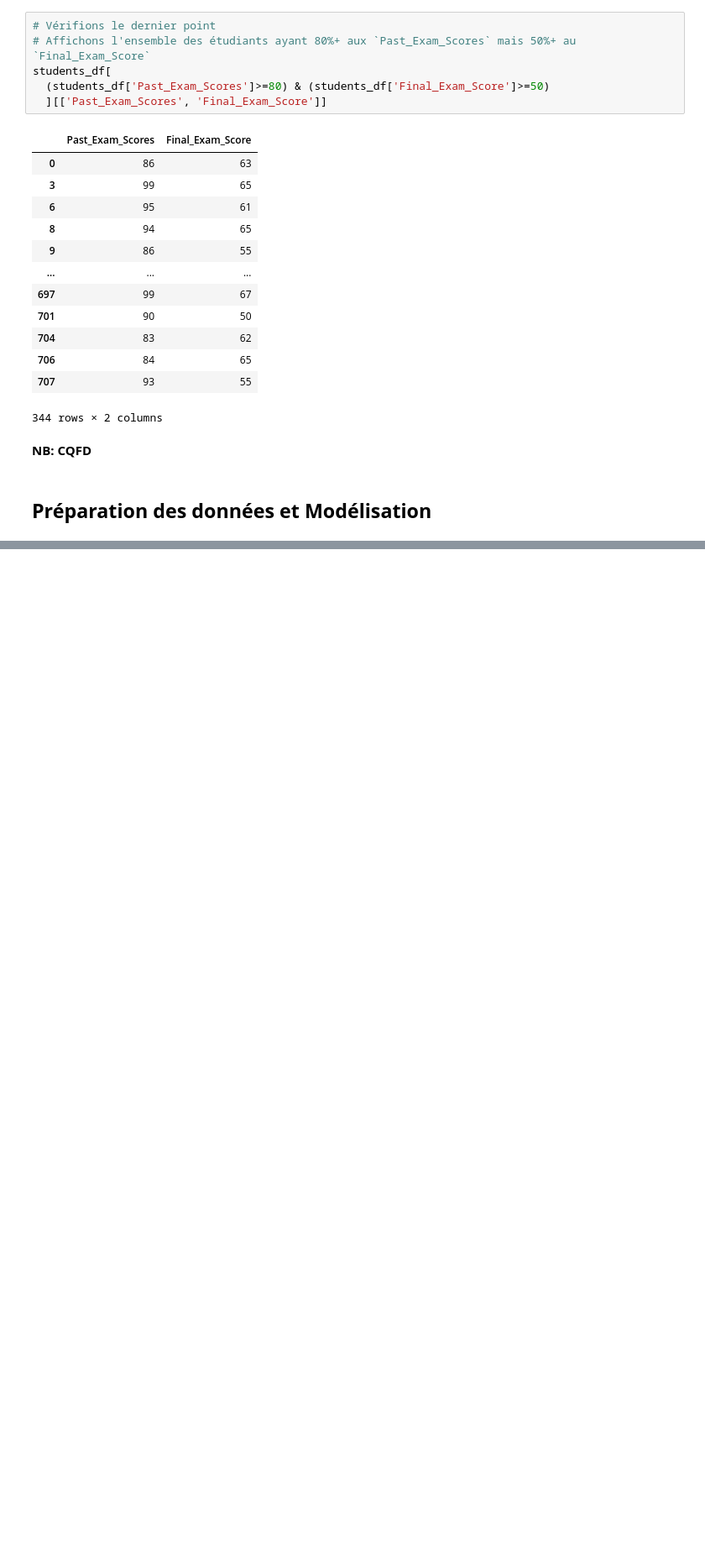
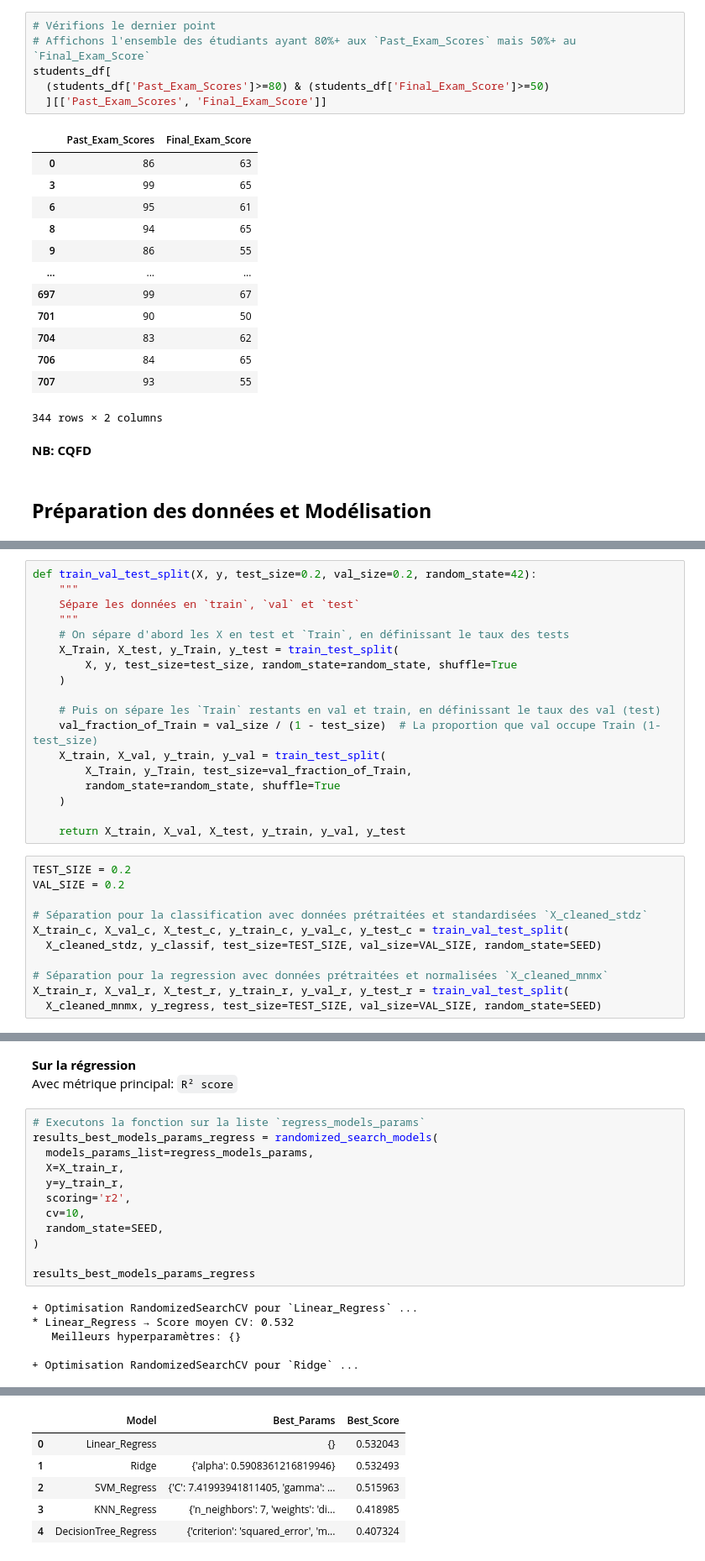
Before and after one commit to kevin-tchinda/student-success-monitoring, a Jupyter notebook: notebooks/student_success_monitoring.ipynb, the cells around one changed output, grey strips where cells are left out. Shown: that part at 84% size. Saved outputs shown, nothing was run; the diff lists cells and outputs as text; blank space fills up the shorter version.

Commit message:
Modélisation et optimisation

```diff
--- a/notebooks/student_success_monitoring.ipynb
+++ b/notebooks/student_success_monitoring.ipynb
@@ -415 +443,30 @@ testyscore  = ciblescore.loc[testyclass.index]
+# %%
+def train_val_test_split(X, y, test_size=0.2, val_size=0.2, random_state=42):
+    """
+    Sépare les données en `train`, `val` et `test`
+    """
+    # On sépare d'abord les X en test et `Train`, en définissant le taux des tests
+    X_Train, X_test, y_Train, y_test = train_test_split(
+        X, y, test_size=test_size, random_state=random_state, shuffle=True
+    )
+
+    # Puis on sépare les `Train` restants en val et train, en définissant le taux des val (test)
+    val_fraction_of_Train = val_size / (1 - test_size)  # La proportion que val occupe Train (1-test_size)
+    X_train, X_val, y_train, y_val = train_test_split(
+        X_Train, y_Train, test_size=val_fraction_of_Train,
+        random_state=random_state, shuffle=True
+    )
+
+    return X_train, X_val, X_test, y_train, y_val, y_test
+# %%
+TEST_SIZE = 0.2
+VAL_SIZE = 0.2
+
+# Séparation pour la classification avec données prétraitées et standardisées `X_cleaned_stdz`
+X_train_c, X_val_c, X_test_c, y_train_c, y_val_c, y_test_c = train_val_test_split(
+  X_cleaned_stdz, y_classif, test_size=TEST_SIZE, val_size=VAL_SIZE, random_state=SEED)
+
+# Séparation pour la regression avec données prétraitées et normalisées `X_cleaned_mnmx`
+X_train_r, X_val_r, X_test_r, y_train_r, y_val_r, y_test_r = train_val_test_split(
+  X_cleaned_mnmx, y_regress, test_size=TEST_SIZE, val_size=VAL_SIZE, random_state=SEED)
 # %% [markdown]
@@ -577,0 +846,22 @@ print(tableau_resultat)
+# %% [markdown]
+**Sur la régression**
+<br />
+Avec métrique principal: `R² score`
+# %%
+# Executons la fonction sur la liste `regress_models_params`
+results_best_models_params_regress = randomized_search_models(
+  models_params_list=regress_models_params,
+  X=X_train_r,
+  y=y_train_r,
+  scoring='r2',
+  cv=10,
+  random_state=SEED,
+)
+
+results_best_models_params_regress
+# %% [output]
++ Optimisation RandomizedSearchCV pour `Linear_Regress` ...
+* Linear_Regress → Score moyen CV: 0.532
+   Meilleurs hyperparamètres: {}
+
++ Optimisation RandomizedSearchCV pour `Ridge` ...
@@ -577,0 +882,6 @@ print(tableau_resultat)
+|  | Model | Best_Params | Best_Score |
+| 0 | Linear_Regress | {} | 0.532043 |
+| 1 | Ridge | {'alpha': 0.5908361216819946} | 0.532493 |
+| 2 | SVM_Regress | {'C': 7.41993941811405, 'gamma': ... | 0.515963 |
+| 3 | KNN_Regress | {'n_neighbors': 7, 'weights': 'di... | 0.418985 |
+| 4 | DecisionTree_Regress | {'criterion': 'squared_error', 'm... | 0.407324 |
```
Also changed, not shown: parts of 52 cells of this notebook.
